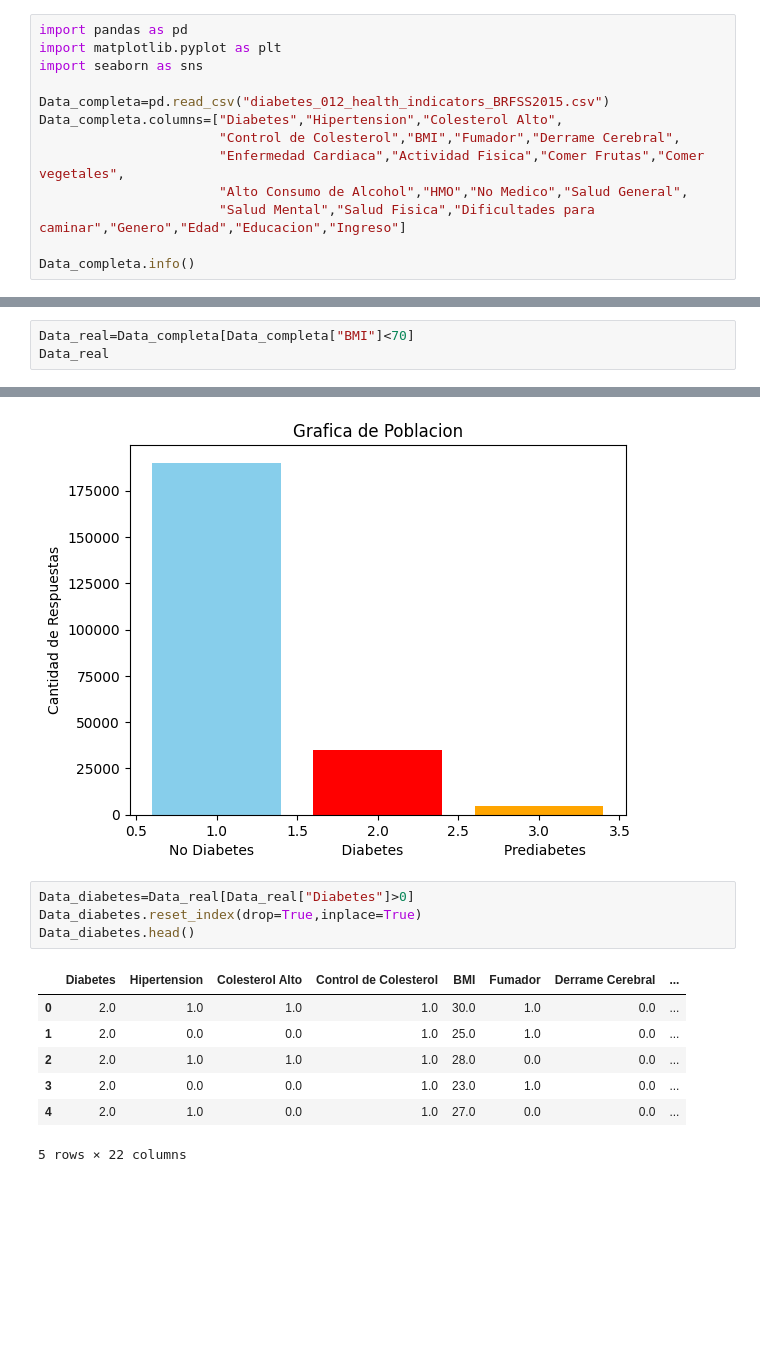
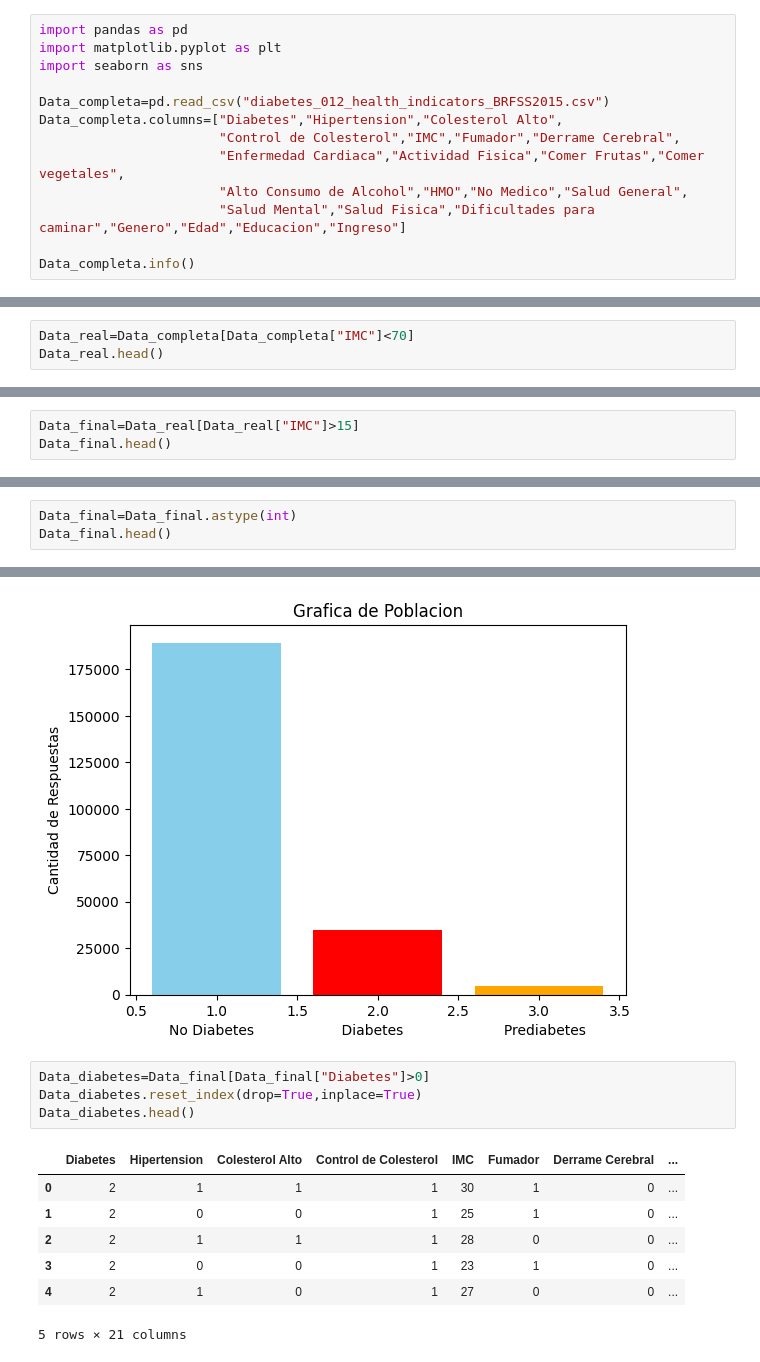
Before and after one commit to LISY125/PROYECTO-SIC---DIABETES-, a Jupyter notebook: Data.ipynb, the cells around one changed output, grey strips where cells are left out. Cells and saved outputs as stored; diff of their text form; blank space fills up the shorter version.

Commit message:
Limpieza Completa

```diff
--- a/Data.ipynb
+++ b/Data.ipynb
@@ -5,7 +5,7 @@ import seaborn as sns
 
 Data_completa=pd.read_csv("diabetes_012_health_indicators_BRFSS2015.csv")
 Data_completa.columns=["Diabetes","Hipertension","Colesterol Alto",
-                       "Control de Colesterol","BMI","Fumador","Derrame Cerebral",
+                       "Control de Colesterol","IMC","Fumador","Derrame Cerebral",
                        "Enfermedad Cardiaca","Actividad Fisica","Comer Frutas","Comer vegetales",
                        "Alto Consumo de Alcohol","HMO","No Medico","Salud General",
                        "Salud Mental","Salud Fisica","Dificultades para caminar","Genero","Edad","Educacion","Ingreso"]
@@ -61,4 +70,4 @@ Data_completa.drop_duplicates(inplace=True)
 # %%
-Data_real=Data_completa[Data_completa["BMI"]<70]
-Data_real
+Data_real=Data_completa[Data_completa["IMC"]<70]
+Data_real.head()
 # %% [output]
@@ -81,0 +81,3 @@ Name: count, dtype: int64
+# %%
+Data_final=Data_real[Data_real["IMC"]>15]
+Data_final.head()
@@ -90 +111,4 @@ Diabetes
 Name: count, dtype: int64
+# %%
+Data_final=Data_final.astype(int)
+Data_final.head()
@@ -99,17 +131,17 @@ plt.show()
 # %% [output]
 [figure]
 # %%
-Data_diabetes=Data_real[Data_real["Diabetes"]>0]
+Data_diabetes=Data_final[Data_final["Diabetes"]>0]
 Data_diabetes.reset_index(drop=True,inplace=True)
 Data_diabetes.head()
 # %% [output]
-|  | Diabetes | Hipertension | Colesterol Alto | Control de Colesterol | BMI | Fumador | Derrame Cerebral | ... |
-| 0 | 2.0 | 1.0 | 1.0 | 1.0 | 30.0 | 1.0 | 0.0 | ... |
-| 1 | 2.0 | 0.0 | 0.0 | 1.0 | 25.0 | 1.0 | 0.0 | ... |
-| 2 | 2.0 | 1.0 | 1.0 | 1.0 | 28.0 | 0.0 | 0.0 | ... |
-| 3 | 2.0 | 0.0 | 0.0 | 1.0 | 23.0 | 1.0 | 0.0 | ... |
-| 4 | 2.0 | 1.0 | 0.0 | 1.0 | 27.0 | 0.0 | 0.0 | ... |
+|  | Diabetes | Hipertension | Colesterol Alto | Control de Colesterol | IMC | Fumador | Derrame Cerebral | ... |
+| 0 | 2 | 1 | 1 | 1 | 30 | 1 | 0 | ... |
+| 1 | 2 | 0 | 0 | 1 | 25 | 1 | 0 | ... |
+| 2 | 2 | 1 | 1 | 1 | 28 | 0 | 0 | ... |
+| 3 | 2 | 0 | 0 | 1 | 23 | 1 | 0 | ... |
+| 4 | 2 | 1 | 0 | 1 | 27 | 0 | 0 | ... |
-5 rows × 22 columns
+5 rows × 21 columns
 # %%
 Data_fumadores=Data_diabetes[Data_diabetes["Fumador"]>0]
 Data_fumadores.head()
```
Also changed, not shown: parts of 10 cells of this notebook.
